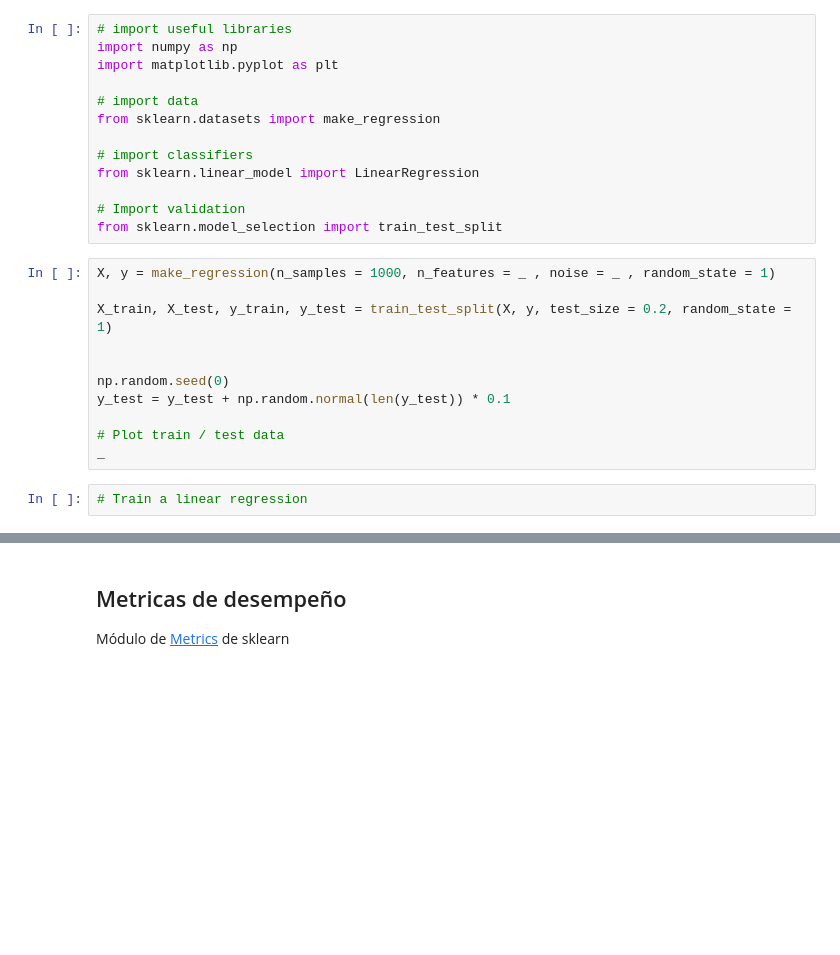
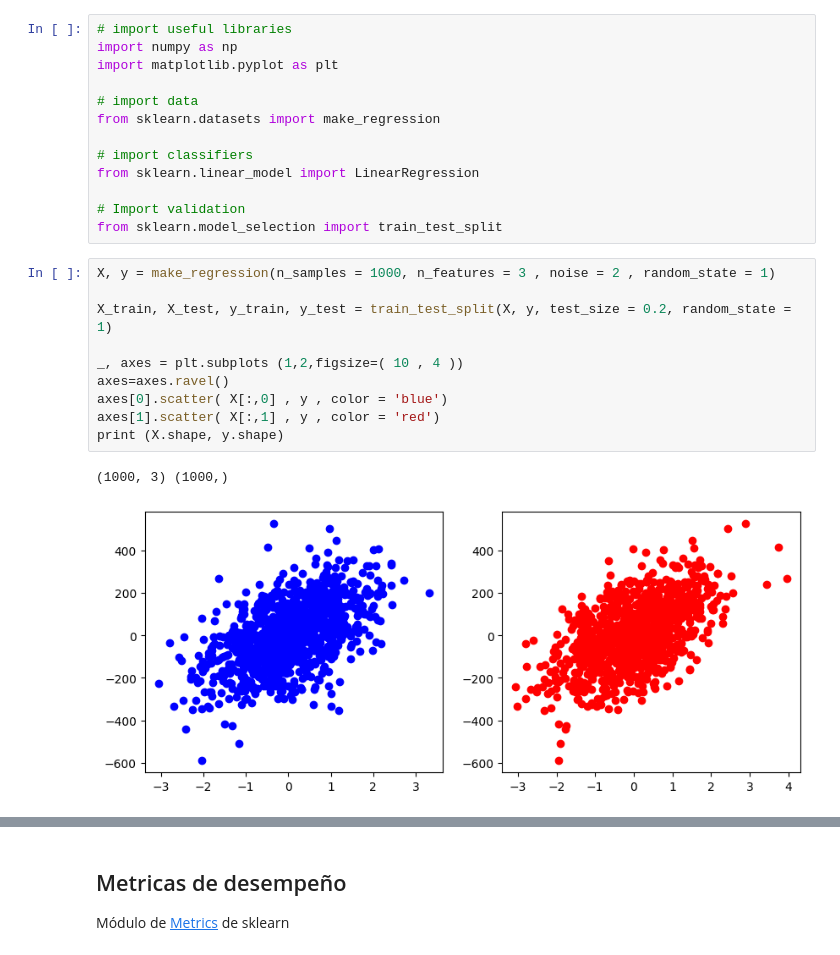
Before and after one commit to FelipeSaCh/machine_learning, a Jupyter notebook: Sem_05/Supervised_Metrics.ipynb, the cells around one changed output, grey strips where cells are left out. Cells and saved outputs as stored; diff of their text form; blank space fills up the shorter version.

```diff
--- a/Sem_05/Supervised_Metrics.ipynb
+++ b/Sem_05/Supervised_Metrics.ipynb
@@ -224,15 +193,15 @@ from sklearn.linear_model import LinearRegression
 # Import validation
 from sklearn.model_selection import train_test_split
 # %%
-X, y = make_regression(n_samples = 1000, n_features = _ , noise = _ , random_state = 1)
+X, y = make_regression(n_samples = 1000, n_features = 3 , noise = 2 , random_state = 1)
 
 X_train, X_test, y_train, y_test = train_test_split(X, y, test_size = 0.2, random_state = 1)
 
-
-np.random.seed(0)
-y_test = y_test + np.random.normal(len(y_test)) * 0.1
-
-# Plot train / test data
-_
+_, axes = plt.subplots (1,2,figsize=( 10 , 4 ))
+axes=axes.ravel()
+axes[0].scatter( X[:,0] , y , color = 'blue')
+axes[1].scatter( X[:,1] , y , color = 'red')
+print (X.shape, y.shape)
+# %% [output]
+(1000, 3) (1000,)
+[figure, added]
-# %%
-# Train a linear regression
```
Also changed, not shown: parts of 10 cells of this notebook.
